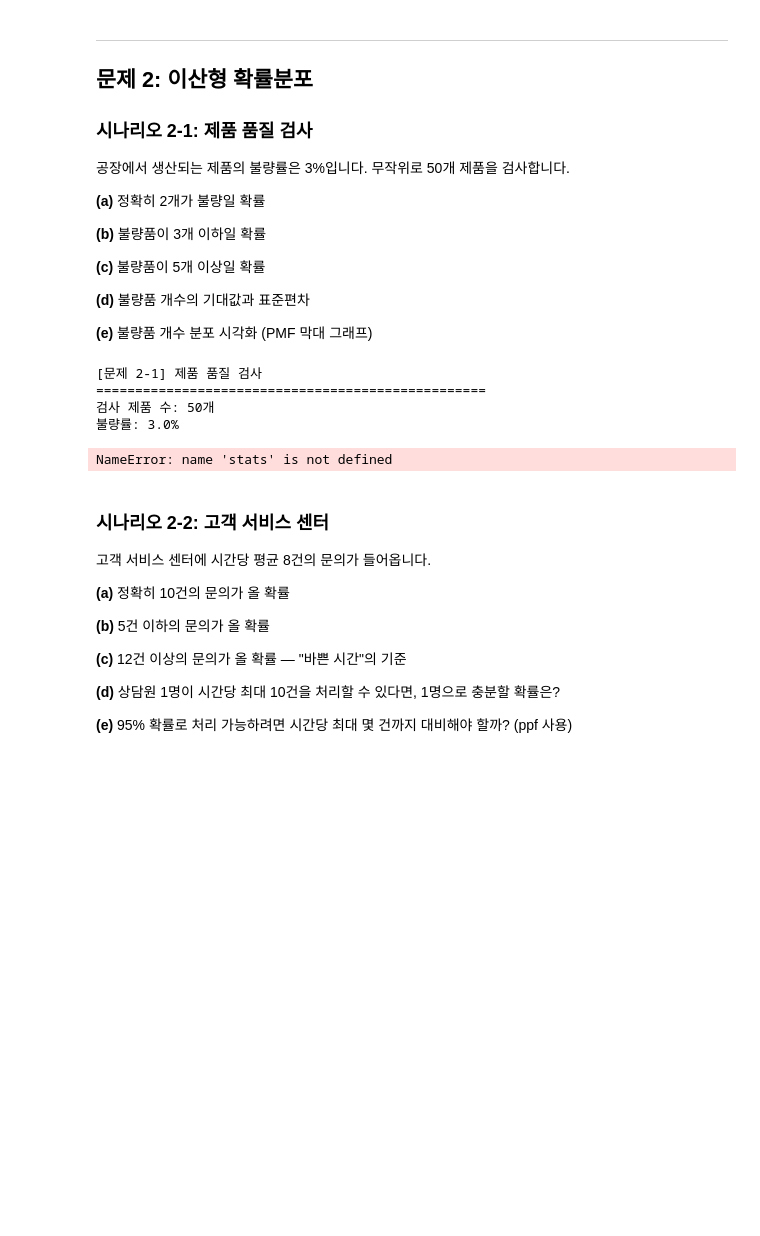
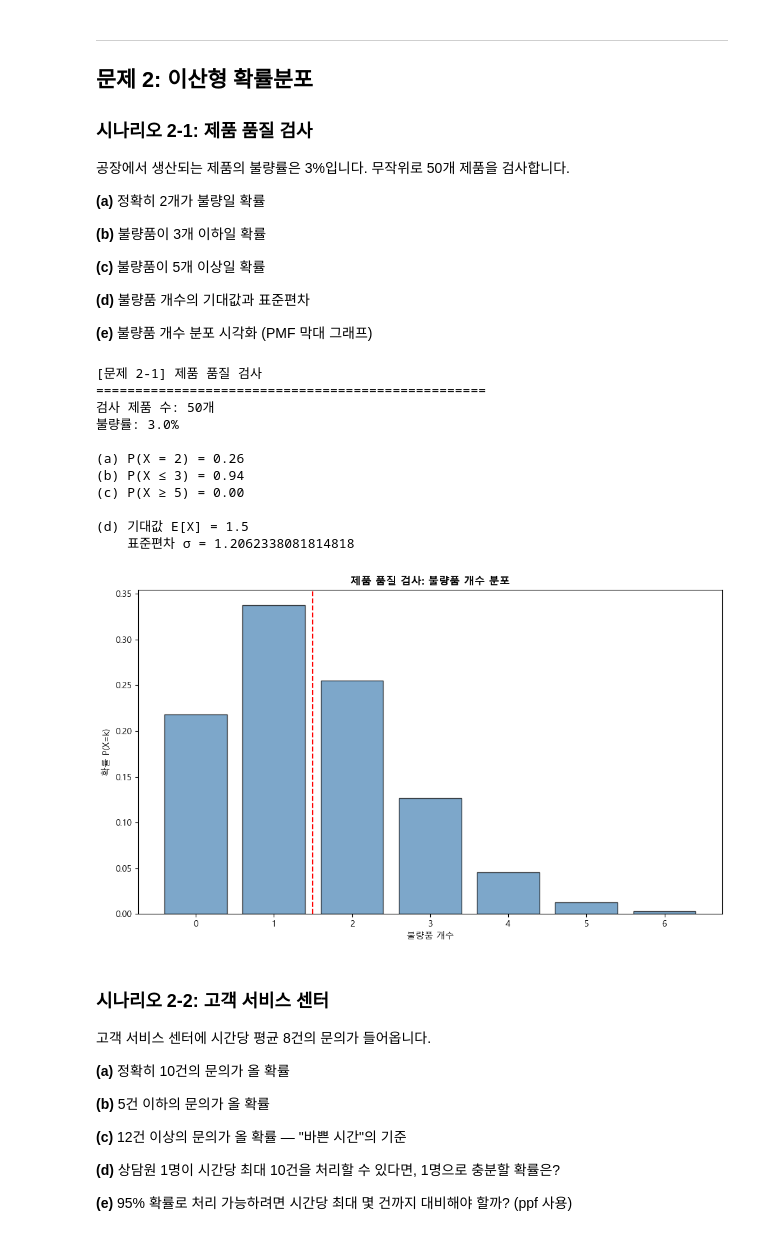
Before and after one commit to sparta-data11-statistics-practice/practice-01-descriptive-statistics-Heesang01, a Jupyter notebook: practice_02_assignment.ipynb, the cells around one changed output. Saved outputs shown, nothing was run; the diff lists cells and outputs as text; code cells hidden in the pictures; blank space fills up the shorter version.

```diff
--- a/practice_02_assignment.ipynb
+++ b/practice_02_assignment.ipynb
@@ -220,24 +222,24 @@ product_binom = stats.binom(n=n, p=p)
 # (a) 정확히 2개 불량 확률
 p_exactly_2 = product_binom.pmf(2)
 
-print(f"\n(a) P(X = 2) = {p_exactly_2}")
+print(f"\n(a) P(X = 2) = {p_exactly_2:.2f}")
 
 
 # (b) 3개 이하 확률
-p_at_most_3 = None
+p_at_most_3 = product_binom.cdf(3)
 
-print(f"(b) P(X ≤ 3) = {p_at_most_3}")
+print(f"(b) P(X ≤ 3) = {p_at_most_3:.2f}")
 
 
 # (c) 5개 이상 확률
-p_at_least_5 = None
+p_at_least_5 = product_binom.sf(5)
 
-print(f"(c) P(X ≥ 5) = {p_at_least_5}")
+print(f"(c) P(X ≥ 5) = {p_at_least_5:.2f}")
 
 
 # (d) 기대값과 표준편차
-expected_value = None
-std_dev = None
+expected_value = product_binom.mean()
+std_dev = product_binom.std()
 
 print(f"\n(d) 기대값 E[X] = {expected_value}")
 print(f"    표준편차 σ = {std_dev}")
@@ -246,19 +248,31 @@ print(f"    표준편차 σ = {std_dev}")
 ==================================================
 검사 제품 수: 50개
 불량률: 3.0%
+
+(a) P(X = 2) = 0.26
+(b) P(X ≤ 3) = 0.94
+(c) P(X ≥ 5) = 0.00
+
+(d) 기대값 E[X] = 1.5
+    표준편차 σ = 1.2062338081814818
-NameError: name 'stats' is not defined
 # %%
 # (e) PMF 시각화
 fig, ax = plt.subplots(figsize=(10, 6))
+k = np.arange(0, 7)
+pmf = product_binom.pmf(k)
 
 # TODO: 시각화 코드 작성
-
+ax.bar(k, pmf, color='steelblue', edgecolor='black', alpha=0.7)
+ax.axvline(n*0.03, color='red', linestyle='--',
+           label=f'기대값 = {n * p:.1f}')
 ax.set_xlabel('불량품 개수')
 ax.set_ylabel('확률 P(X=k)')
 ax.set_title('제품 품질 검사: 불량품 개수 분포', fontweight='bold')
 
 plt.tight_layout()
 plt.show()
+# %% [output]
+[figure, added]
 # %% [markdown]
 ### 시나리오 2-2: 고객 서비스 센터
 
```
Also changed, not shown: parts of 6 cells of this notebook, 2 other files.
